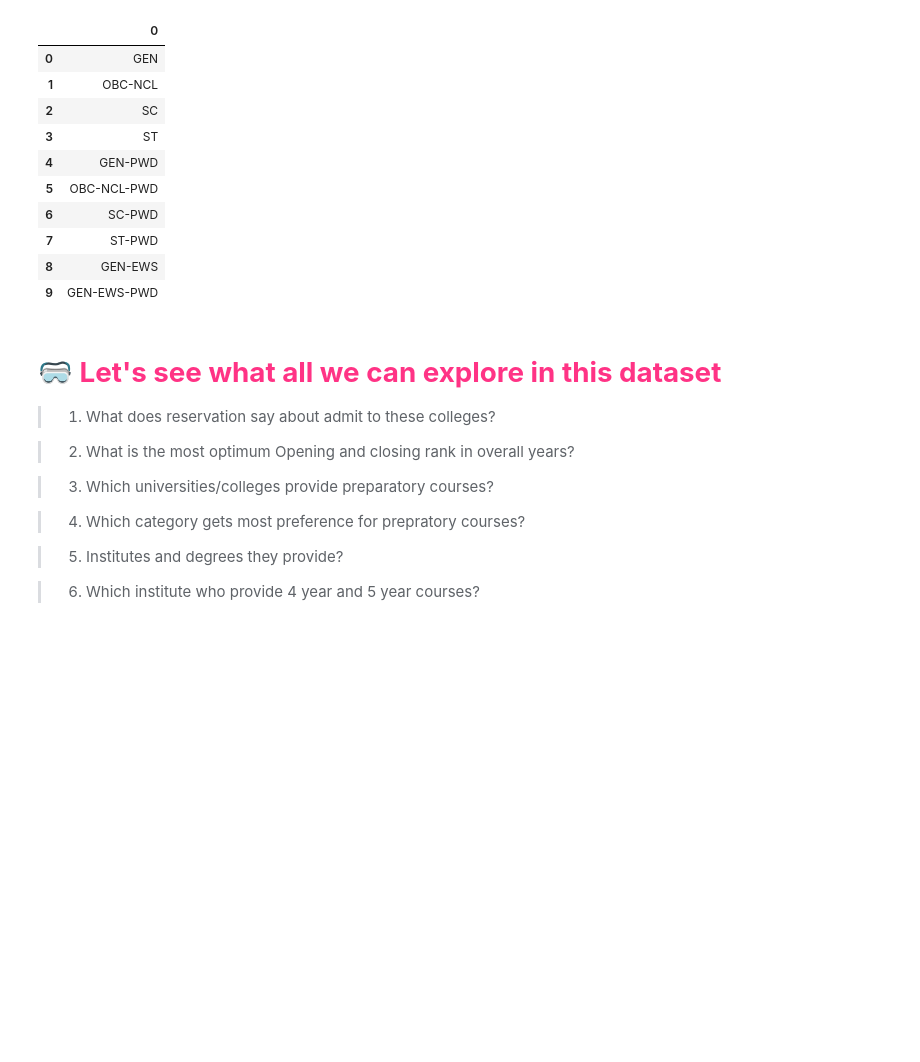
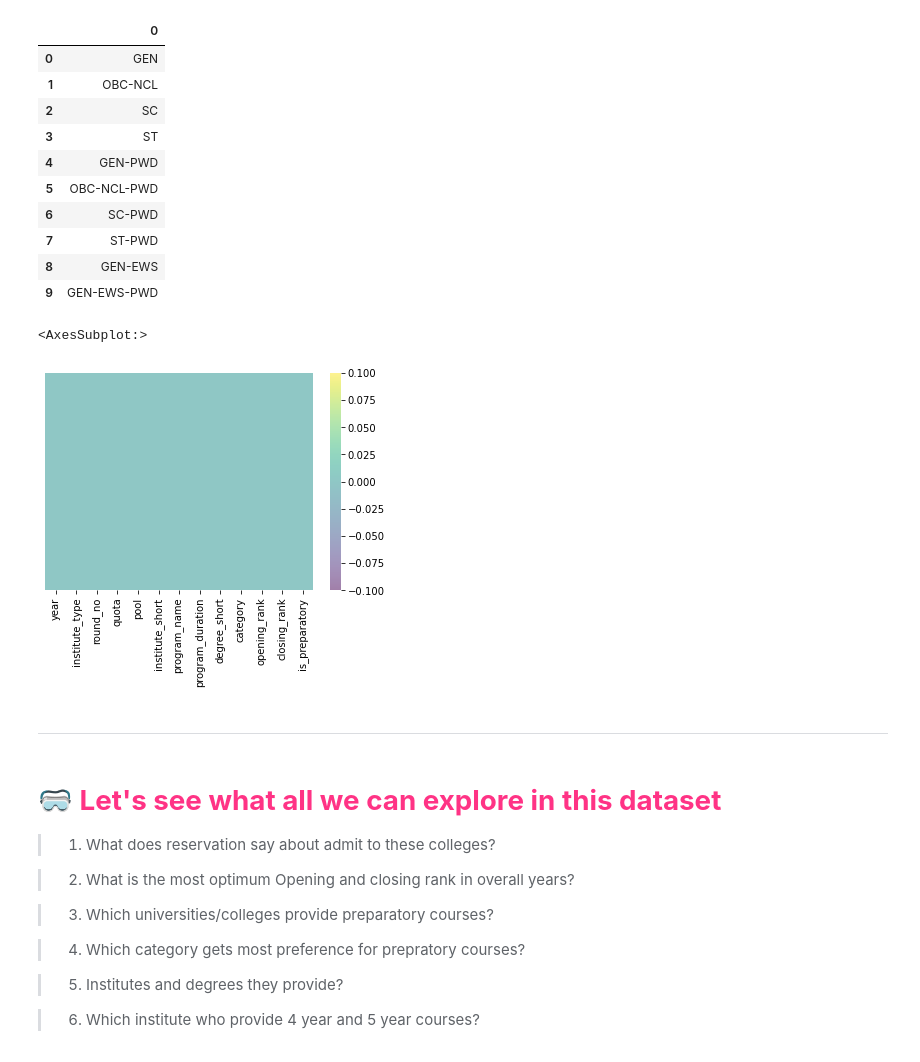
Before and after one commit to Satyam4229/College-Predictor-System, a Jupyter notebook: eda-and-prediction-of-colleges.ipynb, the cells around one changed output. Drawn from its saved outputs; the diff is of its cells as text; code cells hidden in the pictures; blank space fills up the shorter version.

```diff
--- a/eda-and-prediction-of-colleges.ipynb
+++ b/eda-and-prediction-of-colleges.ipynb
@@ -303,10 +308,19 @@ Category
 | 7 | ST-PWD |
 | 8 | GEN-EWS |
 | 9 | GEN-EWS-PWD |
+# %%
+# Checking the null values in dataset
+
+sns.heatmap(df.isnull(),yticklabels=False,cmap='viridis', alpha = 0.5)
+# %% [output]
+<AxesSubplot:>
+[figure, added]
 # %%
 # Creating new CSV file After correcting the Dataset
 
 df.to_csv("iit-and-nit-colleges-admission-criteria-version-2.csv")
+# %% [markdown]
+***
 # %% [markdown]
 # **<span style="color:#ff3385;">🥽 Let's see what all we can explore in this dataset</span>**
 
```
Also changed, not shown: parts of 45 cells of this notebook.
